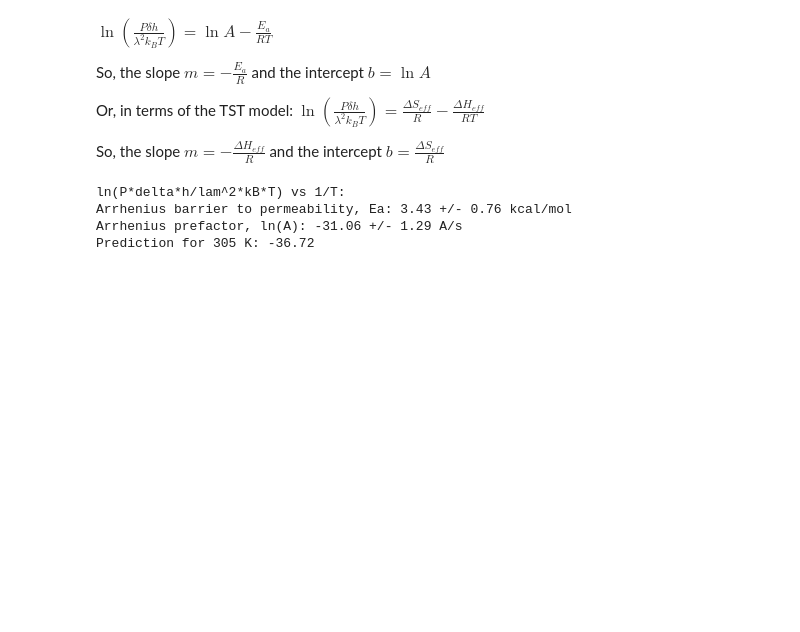
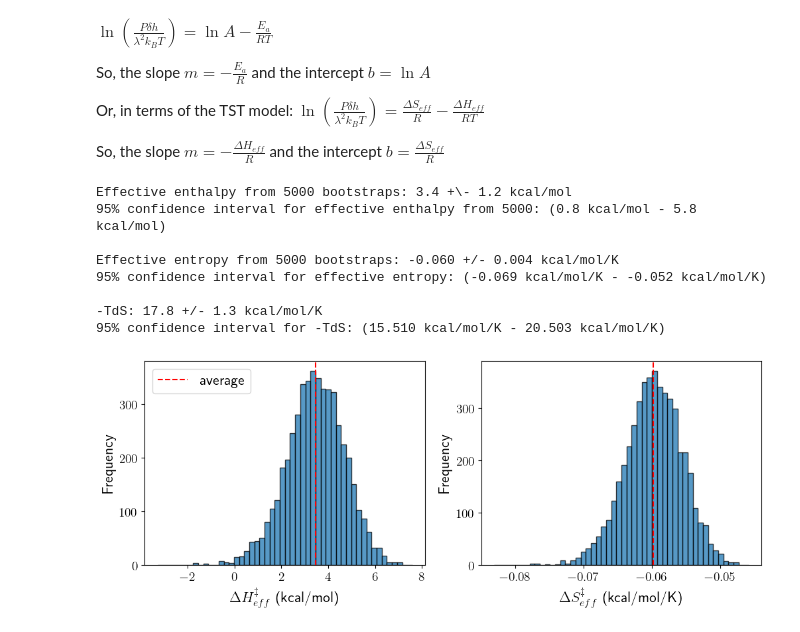
Before and after one commit to schwinns/eyring_model, a Jupyter notebook: experimental_barriers.ipynb, the cells around one changed output. Drawn from its saved outputs; the diff is of its cells as text; code cells hidden in the pictures; blank space fills up the shorter version.

```diff
--- a/experimental_barriers.ipynb
+++ b/experimental_barriers.ipynb
@@ -137,22 +196,66 @@ So, the slope $m = -\frac{E_a}{R}$ and the intercept $b = \ln{A}$
 Or, in terms of the TST model: $\ln{\left( \frac{P \delta h}{\lambda^2 k_B T} \right)} = \frac{\Delta S_{eff}}{R} - \frac{\Delta H_{eff}}{RT}$
 
 So, the slope $m = - \frac{\Delta H_{eff}}{R}$ and the intercept $b = \frac{\Delta S_{eff}}{R}$
-# %%
-# perform linear fit of ln(P*delta*h/lam^2*kB*T) vs 1/T
-X = sm.add_constant(1/T)
-ols3 = sm.OLS(np.log(P_experiment*delta*h/lam**2/kB/T), X)
-results3 = ols3.fit()
-b, m = results3.params
-be, me = results3.bse
-
-print('ln(P*delta*h/lam^2*kB*T) vs 1/T:')
-print(f'Arrhenius barrier to permeability, Ea: {-m*R:.2f} +/- {me*R:.2f} kcal/mol')
-print(f'Arrhenius prefactor, ln(A): {b:.2f} +/- {be:.2f} A/s')
-print(f'Prediction for 305 K: {m*(1/305) + b:.2f}')
-# %% [output]
-ln(P*delta*h/lam^2*kB*T) vs 1/T:
-Arrhenius barrier to permeability, Ea: 3.43 +/- 0.76 kcal/mol
-Arrhenius prefactor, ln(A): -31.06 +/- 1.29 A/s
-Prediction for 305 K: -36.72
+# %%
+# perform a parametric bootstrap on the experimental data
+n_bootstraps = 5000
+T = df1['T (K)']
+P_experiment = df1['ave B (m/sec)']
+P_std = df1['SD B']
+
+# prepare the linear regression inputs
+X = sm.add_constant(1/T)
+
+# generate bootstrapped data sets
+boot = np.zeros((n_bootstraps, P_experiment.shape[0]))
+for b in range(n_bootstraps):
+    for p, perm in enumerate(P_experiment):
+        perm_distribution = np.random.default_rng().normal(loc=perm, scale=P_std[p])
+        boot[b, p] = perm_distribution
+
+
+# fit each bootstrapped data set to the linear model
+boot_results3 = np.zeros((n_bootstraps, 2))
+for b,b_data in enumerate(boot):
+    ols = sm.OLS(np.log(b_data*delta*h/lam**2/kB/T), X)
+    res = ols.fit()
+    intercept,slope = res.params
+    boot_results3[b,:] = [intercept, slope]
+
+dH = boot_results3[:,1]*(-R)
+dS = boot_results3[:,0]*R
+
+print(f'Effective enthalpy from {n_bootstraps} bootstraps: {dH.mean():.1f} +\- {dH.std():.1f} kcal/mol')
+print(f'95% confidence interval for effective enthalpy from {n_bootstraps}: ({np.percentile(dH, 2.5):.1f} kcal/mol - {np.percentile(dH,97.5):.1f} kcal/mol)')
+
+print(f'\nEffective entropy from {n_bootstraps} bootstraps: {dS.mean():.3f} +/- {dS.std():.3f} kcal/mol/K')
+print(f'95% confidence interval for effective entropy: ({np.percentile(dS, 2.5):.3f} kcal/mol/K - {np.percentile(dS,97.5):.3f} kcal/mol/K)')
+
+print(f'\n-TdS: {-T.mean()*dS.mean():.1f} +/- {T.mean()*dS.std():.1f} kcal/mol/K')
+print(f'95% confidence interval for -TdS: ({np.percentile(-T.mean()*dS, 2.5):.3f} kcal/mol/K - {np.percentile(-T.mean()*dS,97.5):.3f} kcal/mol/K)')
+
+fig, ax = plt.subplots(1,2, figsize=(12,4))
+ax[0].hist(dH, bins=50, alpha=0.75, edgecolor='k')
+ax[0].axvline(dH.mean(), ls='dashed', c='r', label='average')
+ax[0].set_xlabel('$\Delta H_{eff}^{\ddag}$ (kcal/mol)', fontsize=16)
+ax[0].set_ylabel('Frequency', fontsize=16)
+ax[0].tick_params('both', labelsize=14)
+ax[0].legend(fontsize=16)
+
+ax[1].hist(dS, bins=50, alpha=0.75, edgecolor='k')
+ax[1].axvline(dS.mean(), ls='dashed', c='r', label='average')
+ax[1].set_xlabel('$\Delta S_{eff}^{\ddag}$ (kcal/mol/K)', fontsize=16)
+ax[1].set_ylabel('Frequency', fontsize=16)
+ax[1].tick_params('both', labelsize=14)
+# %% [output]
+Effective enthalpy from 5000 bootstraps: 3.4 +\- 1.2 kcal/mol
+95% confidence interval for effective enthalpy from 5000: (0.8 kcal/mol - 5.8 kcal/mol)
+
+Effective entropy from 5000 bootstraps: -0.060 +/- 0.004 kcal/mol/K
+95% confidence interval for effective entropy: (-0.069 kcal/mol/K - -0.052 kcal/mol/K)
+
+-TdS: 17.8 +/- 1.3 kcal/mol/K
+95% confidence interval for -TdS: (15.510 kcal/mol/K - 20.503 kcal/mol/K)
+[figure, added]
 # %%
 # plot the linear fits
```
Also changed, not shown: parts of 19 cells of this notebook, 11 other files.
